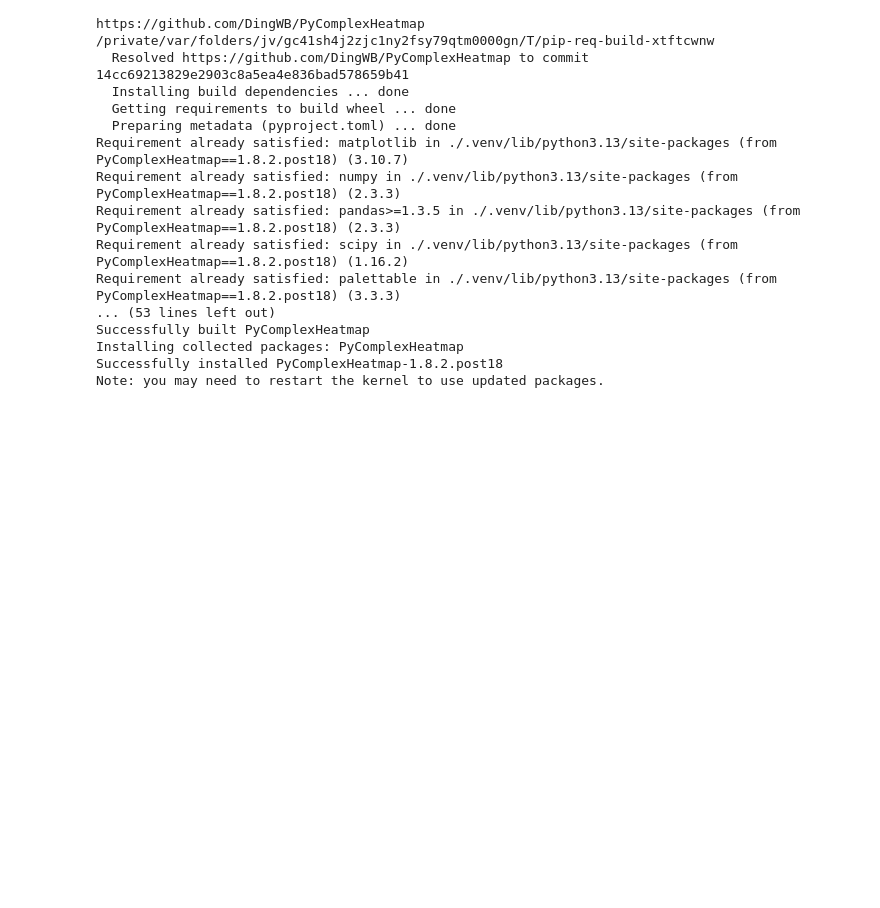
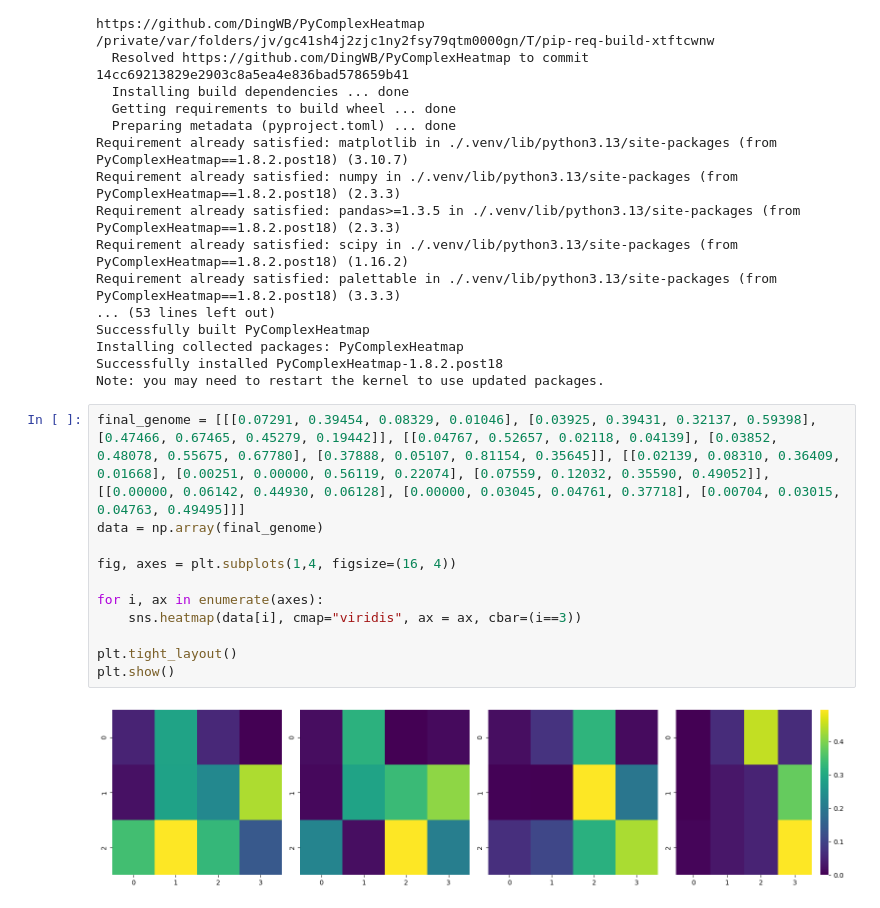
Before and after one commit to blasce/Swarm2AlgoTesting, a Jupyter notebook: heatmap.ipynb, the cells around one changed output. Cells and saved outputs as stored; diff of their text form; blank space fills up the shorter version.

```diff
--- a/heatmap.ipynb
+++ b/heatmap.ipynb
@@ -83,3 +83,16 @@ Successfully built PyComplexHeatmap
 Installing collected packages: PyComplexHeatmap
 Successfully installed PyComplexHeatmap-1.8.2.post18
 Note: you may need to restart the kernel to use updated packages.
+# %%
+final_genome = [[[0.07291, 0.39454, 0.08329, 0.01046], [0.03925, 0.39431, 0.32137, 0.59398], [0.47466, 0.67465, 0.45279, 0.19442]], [[0.04767, 0.52657, 0.02118, 0.04139], [0.03852, 0.48078, 0.55675, 0.67780], [0.37888, 0.05107, 0.81154, 0.35645]], [[0.02139, 0.08310, 0.36409, 0.01668], [0.00251, 0.00000, 0.56119, 0.22074], [0.07559, 0.12032, 0.35590, 0.49052]], [[0.00000, 0.06142, 0.44930, 0.06128], [0.00000, 0.03045, 0.04761, 0.37718], [0.00704, 0.03015, 0.04763, 0.49495]]]
+data = np.array(final_genome)
+
+fig, axes = plt.subplots(1,4, figsize=(16, 4))
+
+for i, ax in enumerate(axes):
+    sns.heatmap(data[i], cmap="viridis", ax = ax, cbar=(i==3))
+
+plt.tight_layout()
+plt.show()
+# %% [output]
+[figure, added]
```
Also changed, not shown: parts of 7 cells of this notebook, 4 other files.
